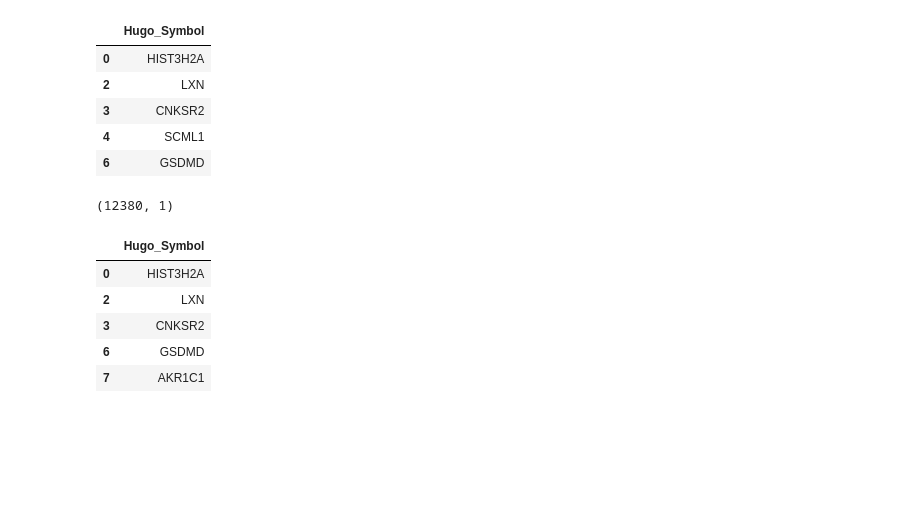
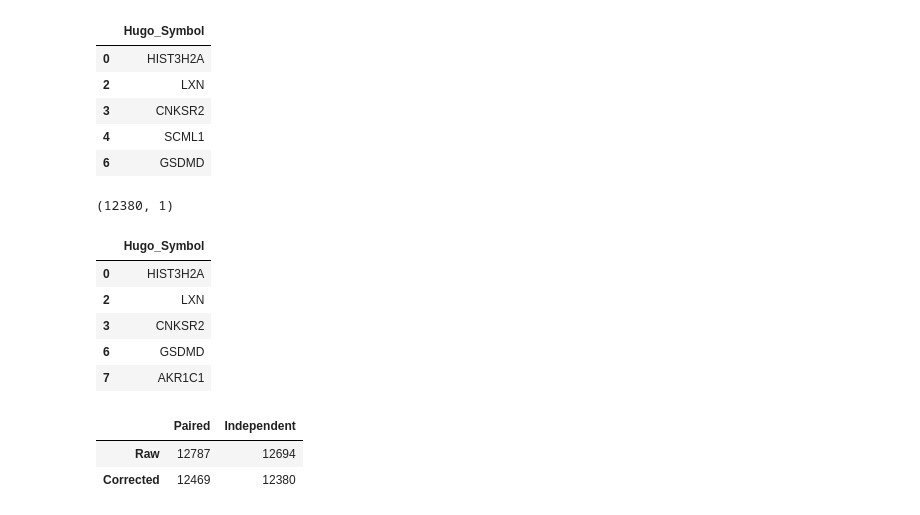
Before and after one commit to zeyad-kay/Gene-Expression-Analysis, a Jupyter notebook: analysis.ipynb, the cells around one changed output. Drawn from its saved outputs; the diff is of its cells as text; code cells hidden in the pictures; blank space fills up the shorter version.

```diff
--- a/analysis.ipynb
+++ b/analysis.ipynb
@@ -213,3 +213,11 @@ deg_independent_corrected_df.head()
 | 3 | CNKSR2 |
 | 6 | GSDMD |
 | 7 | AKR1C1 |
+# %%
+deg_count_df = pd.DataFrame({"Paired": [deg_paired_df.shape[0],deg_paired_corrected_df.shape[0]],"Independent":[deg_independent_df.shape[0],deg_independent_corrected_df.shape[0]]},index=["Raw","Corrected"])
+
+deg_count_df
+# %% [output]
+|  | Paired | Independent |
+| Raw | 12787 | 12694 |
+| Corrected | 12469 | 12380 |
```
Also changed, not shown: parts of 2 cells of this notebook.
